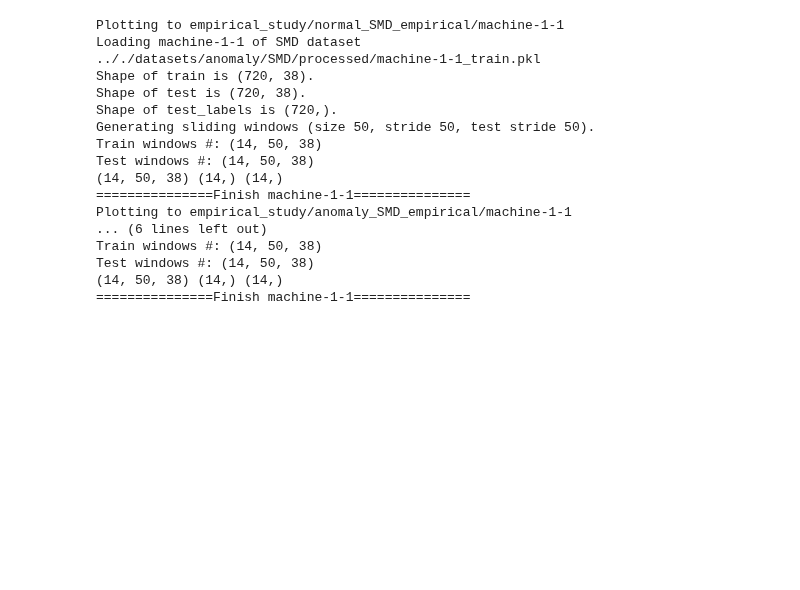
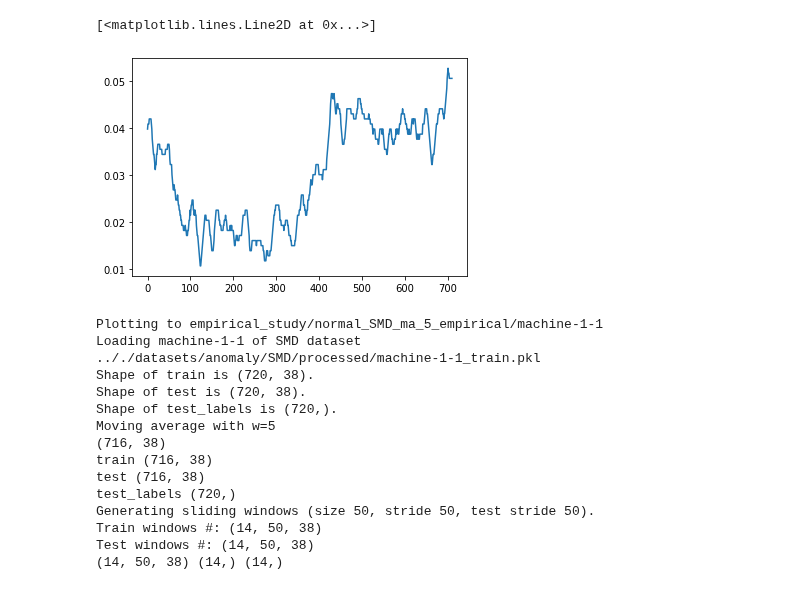
Before and after one commit to JinYang88/TS-anomaly, a Jupyter notebook: notebooks/empirical_util.ipynb, the cells around one changed output. Saved outputs shown, nothing was run; the diff lists cells and outputs as text; code cells hidden in the pictures; blank space fills up the shorter version.

```diff
--- a/notebooks/empirical_util.ipynb
+++ b/notebooks/empirical_util.ipynb
@@ -13,0 +18,13 @@ from matplotlib import pyplot as plt
+# %%
+def moving_average(data_dict, w):
+    print(f"Moving average with w={w}")
+    new_dict = defaultdict(list)
+    for idx in range(data_dict["train"].shape[1]):
+        new_dict["train"].append(np.convolve(data_dict["train"][:, idx], np.ones(w), 'valid') / w)
+        new_dict["test"].append(np.convolve(data_dict["test"][:, idx], np.ones(w), 'valid') / w)
+
+    new_dict["train"] = np.vstack(new_dict["train"]).T
+    new_dict["test"] = np.vstack(new_dict["test"]).T
+    new_dict["test_labels"] = data_dict["test_labels"]
+    print(new_dict["train"].shape)
+    return new_dict
@@ -14,16 +36,25 @@ from matplotlib import pyplot as plt
+# %%
+plt.plot(moving_average(data_dict["train"][:, 0], 10))
+# %% [output]
+[<matplotlib.lines.Line2D at 0x...>]
+[figure, added]
 # %%
 dataset = "SMD" # change to HUAWEI
-subdatasets = ["machine-1-1"] # Change to skipped hashid list
+subdatasets = ["machine-1-1"] # Change to all hashid list
+ma_size = 5 # -1 means
 window_size = 50
 stride = 50
-
+plt.tight_layout()
 for concerned_type in ["normal", "anomaly"]:
-    outdir = os.path.join("empirical_study", f"{concerned_type}_{dataset}_empirical")
+    outdir = os.path.join("empirical_study", f"{concerned_type}_{dataset}_ma_{ma_size}_empirical")
     for subdataset in subdatasets:
         current_out = os.path.join(outdir, subdataset)
         print(f"Plotting to {current_out}")
         os.makedirs(current_out, exist_ok=True)
         data_dict = load_dataset(dataset, subdataset, "all", root_dir="../", nrows=720)
+
+        if ma_size != -1:
+            data_dict = moving_average(data_dict, w=ma_size)
 
         window_dict = data_preprocess.generate_windows(
                     data_dict,
@@ -48,24 +79,22 @@ for concerned_type in ["normal", "anomaly"]:
                 data = window[:, idx]
                 ax[idx].plot(data, label=f"{subdataset} | {concerned_type} | win_{win_idx} | dim_{idx}")
                 ax[idx].legend()
-            fig.savefig(os.path.join(current_out, f"win_{win_idx}.pdf"))
+            fig.savefig(os.path.join(current_out, f"win_{win_idx}.pdf"), bbox_inches="tight")
             plt.close()
         print(f"===============Finish {subdataset} {concerned_type} part===============")
 # %% [output]
-Plotting to empirical_study/normal_SMD_empirical/machine-1-1
+Plotting to empirical_study/normal_SMD_ma_5_empirical/machine-1-1
 Loading machine-1-1 of SMD dataset
 .././datasets/anomaly/SMD/processed/machine-1-1_train.pkl
 Shape of train is (720, 38).
 Shape of test is (720, 38).
 Shape of test_labels is (720,).
+Moving average with w=5
+(716, 38)
+train (716, 38)
+test (716, 38)
+test_labels (720,)
 Generating sliding windows (size 50, stride 50, test stride 50).
 Train windows #: (14, 50, 38)
 Test windows #: (14, 50, 38)
 (14, 50, 38) (14,) (14,)
-===============Finish machine-1-1===============
-Plotting to empirical_study/anomaly_SMD_empirical/machine-1-1
-... (6 lines left out)
-Train windows #: (14, 50, 38)
-Test windows #: (14, 50, 38)
-(14, 50, 38) (14,) (14,)
-===============Finish machine-1-1===============
```
Also changed, not shown: parts of 2 cells of this notebook, 1 other file.
